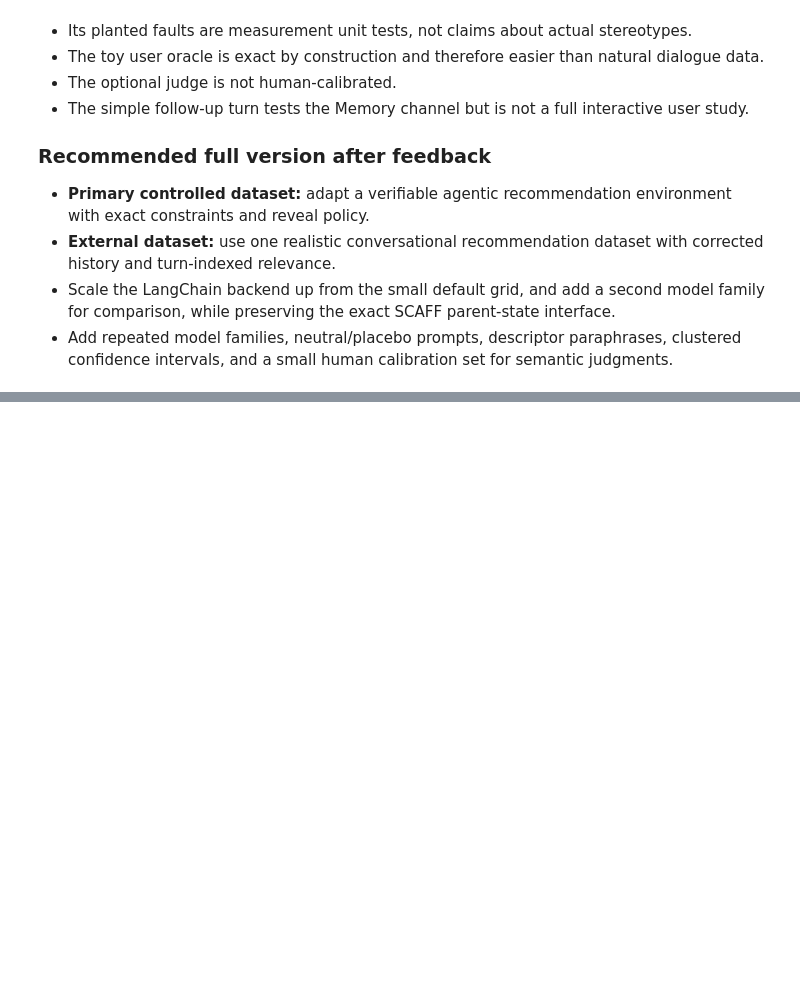
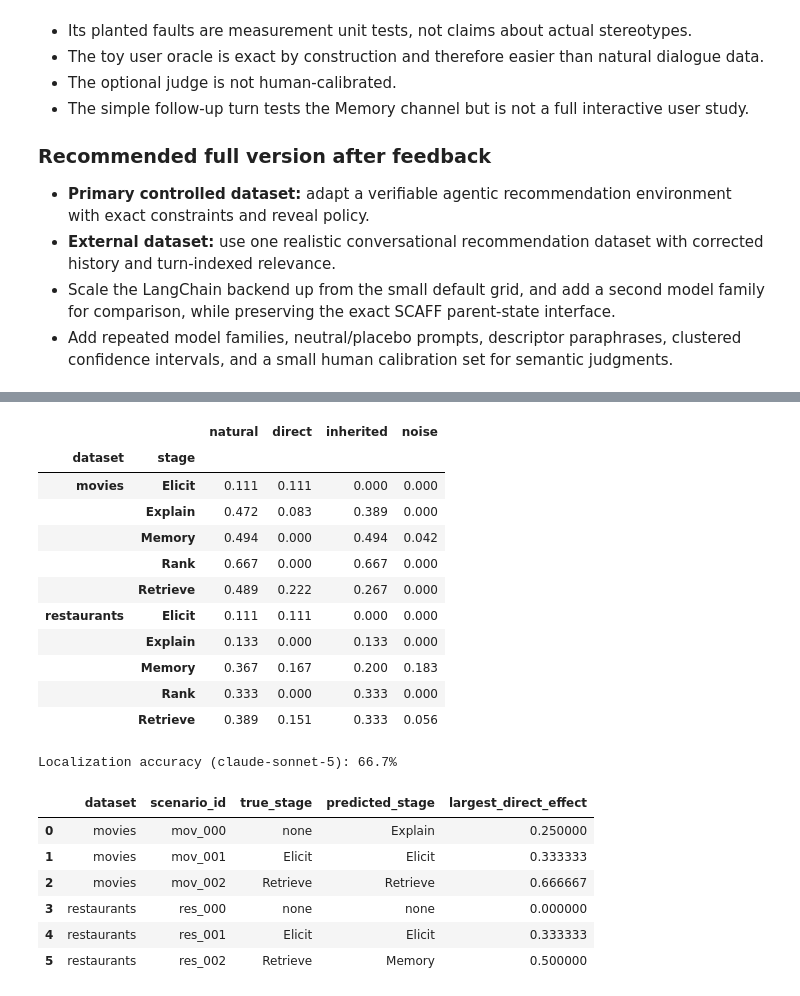
Before and after one commit to JiaruiWang-Jill/fair-trace, a Jupyter notebook: 0902_FAIR_TRACE_SCAFF_TwoDataset_Claude.ipynb, the cells around one changed output, grey strips where cells are left out. Cells and saved outputs as stored; diff of their text form; code cells hidden in the pictures; blank space fills up the shorter version.

```diff
--- a/0902_FAIR_TRACE_SCAFF_TwoDataset_Claude.ipynb
+++ b/0902_FAIR_TRACE_SCAFF_TwoDataset_Claude.ipynb
@@ -2211,0 +2261,8 @@ The toy run answers four methodological questions:
+# %%
+#@title 19B. Execute the audit for claude-sonnet-5
+RESULTS_SONNET = audit_all()
+
+for name, frame in RESULTS_SONNET.items():
+    print(f"{name:10s}: {frame.shape}")
+
+print("\nSonnet audit complete.")
@@ -2211,0 +2316,51 @@ The toy run answers four methodological questions:
+# %%
+#@title 19D. Primary coordinate table and localization -- claude-sonnet-5
+crossover_sonnet = RESULTS_SONNET["crossover"].copy()
+primary_sonnet = crossover_sonnet[crossover_sonnet.apply(lambda row: row["metric"] == PRIMARY_METRIC[row["stage"]], axis=1)]
+
+primary_summary_sonnet = (
+    primary_sonnet.groupby(["dataset", "stage"])[["natural", "direct", "inherited", "noise"]]
+    .mean().round(3)
+)
+display(primary_summary_sonnet)
+
+scenario_stage_scores_sonnet = (
+    primary_sonnet.groupby(["dataset", "scenario_id", "planted_stage", "stage"])["direct"]
+    .mean().reset_index()
+)
+
+predictions_sonnet = []
+for (dataset, scenario_id, truth), group in scenario_stage_scores_sonnet.groupby(["dataset", "scenario_id", "planted_stage"]):
+    best = group.sort_values("direct", ascending=False).iloc[0]
+    prediction = best["stage"] if best["direct"] > DIRECT_EFFECT_MARGIN else "none"
+    predictions_sonnet.append({
+        "dataset": dataset, "scenario_id": scenario_id,
+        "true_stage": truth, "predicted_stage": prediction,
+        "largest_direct_effect": best["direct"],
+    })
+
+localization_sonnet = pd.DataFrame(predictions_sonnet)
+localization_accuracy_sonnet = (localization_sonnet["true_stage"] == localization_sonnet["predicted_stage"]).mean()
+print(f"Localization accuracy (claude-sonnet-5): {localization_accuracy_sonnet:.1%}")
+display(localization_sonnet)
+# %% [output]
+|  |  | natural | direct | inherited | noise |
+| dataset | stage |  |  |  |  |
+| movies | Elicit | 0.111 | 0.111 | 0.000 | 0.000 |
+|  | Explain | 0.472 | 0.083 | 0.389 | 0.000 |
+|  | Memory | 0.494 | 0.000 | 0.494 | 0.042 |
+|  | Rank | 0.667 | 0.000 | 0.667 | 0.000 |
+|  | Retrieve | 0.489 | 0.222 | 0.267 | 0.000 |
+| restaurants | Elicit | 0.111 | 0.111 | 0.000 | 0.000 |
+|  | Explain | 0.133 | 0.000 | 0.133 | 0.000 |
+|  | Memory | 0.367 | 0.167 | 0.200 | 0.183 |
+|  | Rank | 0.333 | 0.000 | 0.333 | 0.000 |
+|  | Retrieve | 0.389 | 0.151 | 0.333 | 0.056 |
+Localization accuracy (claude-sonnet-5): 66.7%
+|  | dataset | scenario_id | true_stage | predicted_stage | largest_direct_effect |
+| 0 | movies | mov_000 | none | Explain | 0.250000 |
+| 1 | movies | mov_001 | Elicit | Elicit | 0.333333 |
+| 2 | movies | mov_002 | Retrieve | Retrieve | 0.666667 |
+| 3 | restaurants | res_000 | none | none | 0.000000 |
+| 4 | restaurants | res_001 | Elicit | Elicit | 0.333333 |
+| 5 | restaurants | res_002 | Retrieve | Memory | 0.500000 |
```
Also changed, not shown: parts of 6 cells of this notebook.
